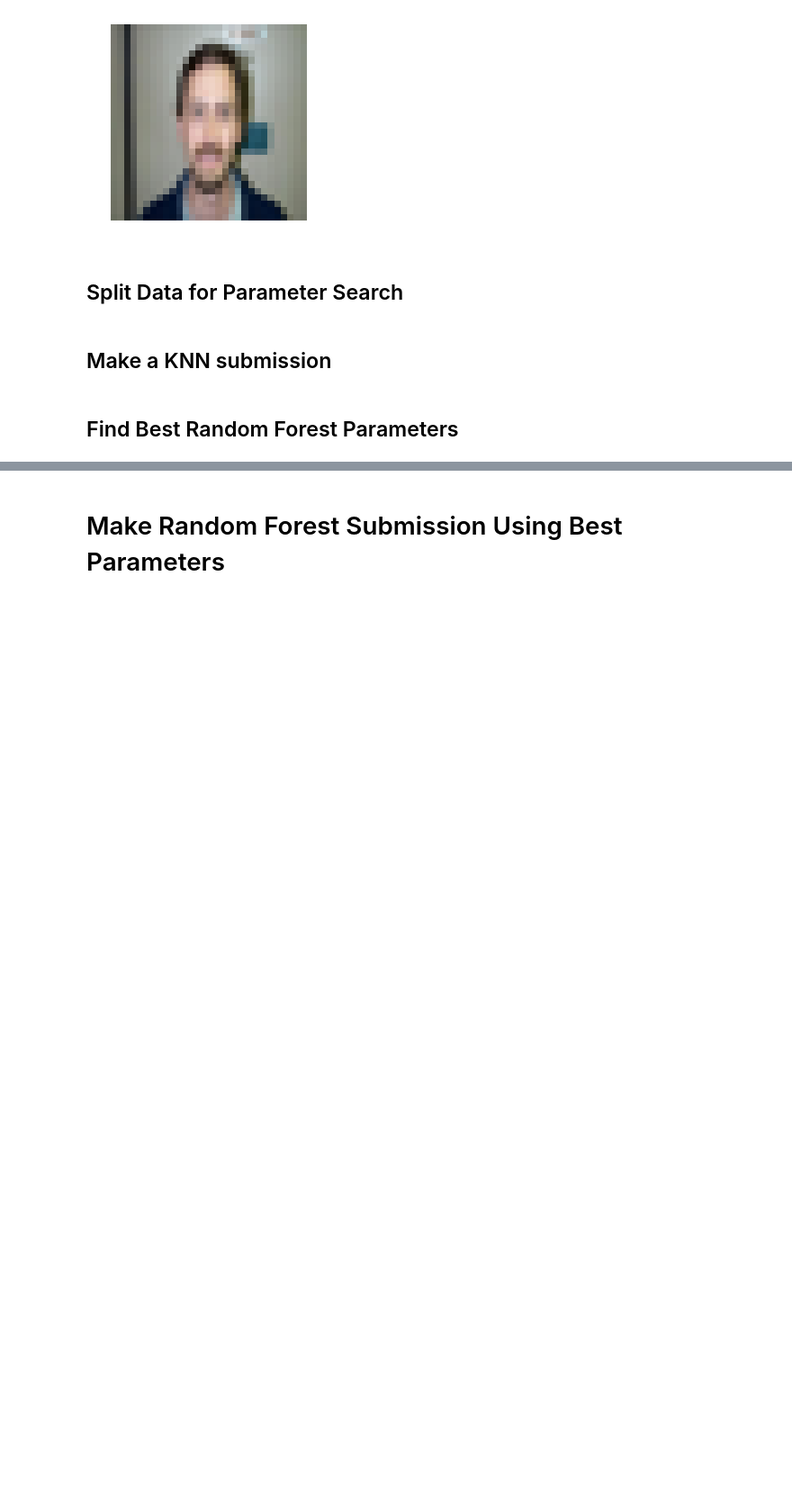
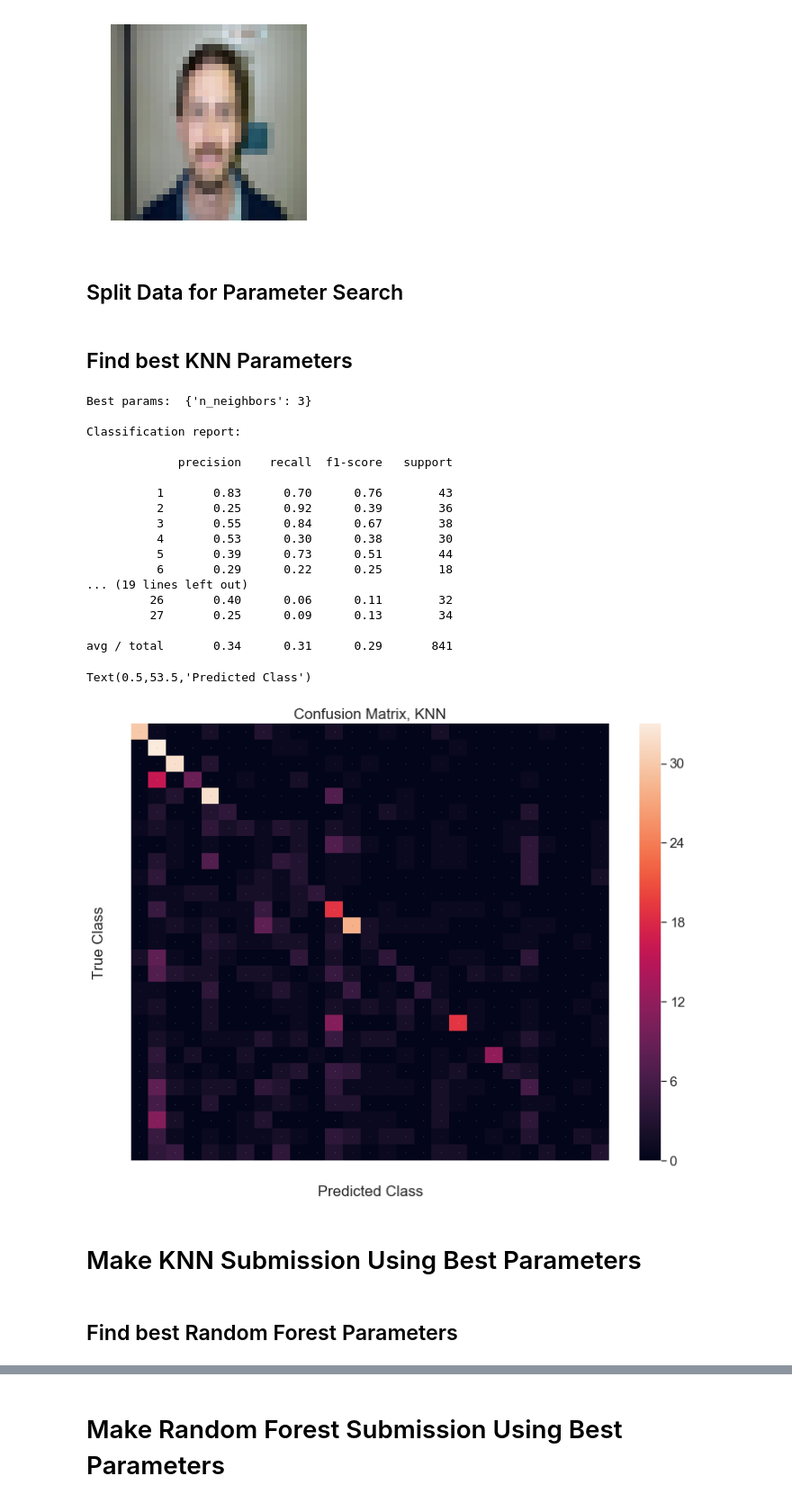
Before and after one commit to pbarrett21/Machine-Learning-Kaggle-Tiny-Image-Classification-Competition, a Jupyter notebook: Tiny Image Classification.ipynb, the cells around one changed output, grey strips where cells are left out. Shown: that part at 90% size. Saved outputs shown, nothing was run; the diff lists cells and outputs as text; code cells hidden in the pictures; blank space fills up the shorter version.

Commit message:
added decision tree classifier and confusion matrices

```diff
--- a/Tiny Image Classification.ipynb
+++ b/Tiny Image Classification.ipynb
@@ -46,7 +45,63 @@ plt.axis('off');
 ## Split Data for Parameter Search
 # %%
 #split data in half, random state off
-X_train_split, X_test_split, y_train_split, y_test_split = train_test_split(X_train, y_train, test_size=0.5, random_state=0)
+X_train_split, X_test_split, y_train_split, y_test_split = train_test_split(X_train, y_train,
+                                                                            test_size=0.5, random_state=0)
+# %% [markdown]
+## Find best KNN Parameters
+# %%
+#build a classifier
+clf = KNeighborsClassifier(n_jobs=-1)
+
+#create parameter distribution
+param_dist = {"n_neighbors": sp_randint(3, 10)}
+
+#number of parameter settings that are sampled
+n_iter_search = 20
+#run randomized search
+random_search = RandomizedSearchCV(clf, param_distributions=param_dist,
+                                   n_iter=n_iter_search, cv=5)
+
+#fit and find best params
+random_search.fit(X_train_split, y_train_split)
+print("Best params: ", random_search.best_params_); print()
+
+#predict and show classification report
+y_true, y_pred = y_test_split, random_search.predict(X_test_split)
+
+print("Classification report: "); print()
+print(classification_report(y_true, y_pred))
+
+#create and show confusion matrix
+cnf_matrix = confusion_matrix(y_test_split, y_pred)
+df_cm = pd.DataFrame(cnf_matrix, index = [i for i in "                           "],
+                  columns = [i for i in "                           "])
+sn.set(font_scale=1.4)#for label size
+plt.figure(figsize = (12,9))
+sn.heatmap(df_cm, annot=True,annot_kws={"size": 0})
+plt.title('Confusion Matrix, KNN')
+plt.ylabel('True Class')
+plt.xlabel('Predicted Class')
+# %% [output]
+Best params:  {'n_neighbors': 3}
+
+Classification report:
+
+             precision    recall  f1-score   support
+
+          1       0.83      0.70      0.76        43
+          2       0.25      0.92      0.39        36
+          3       0.55      0.84      0.67        38
+          4       0.53      0.30      0.38        30
+          5       0.39      0.73      0.51        44
+          6       0.29      0.22      0.25        18
+... (19 lines left out)
+         26       0.40      0.06      0.11        32
+         27       0.25      0.09      0.13        34
+
+avg / total       0.34      0.31      0.29       841
+Text(0.5,53.5,'Predicted Class')
+[figure, added]
 # %% [markdown]
-## Make a KNN submission
+# Make KNN Submission Using Best Parameters
 # %%
@@ -56,5 +112,5 @@ df = pd.DataFrame(clf.predict(X_test), columns=['Label'])
 df.index += 1 # upgrade to one-based indexing
 df.to_csv('PaulBarrett_KNN_submission.csv',index_label='ID',columns=['Label'])
 # %% [markdown]
-## Find Best Random Forest Parameters
+## Find best Random Forest Parameters
 # %%
```
Also changed, not shown: parts of 8 cells of this notebook.
